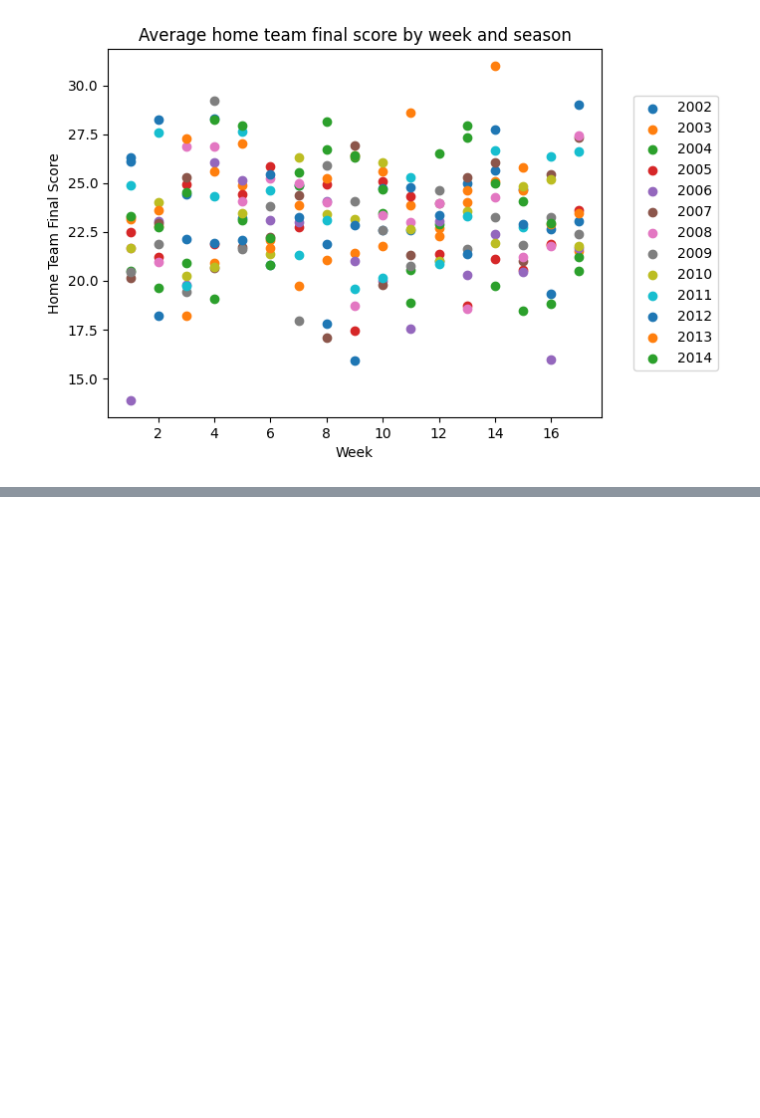
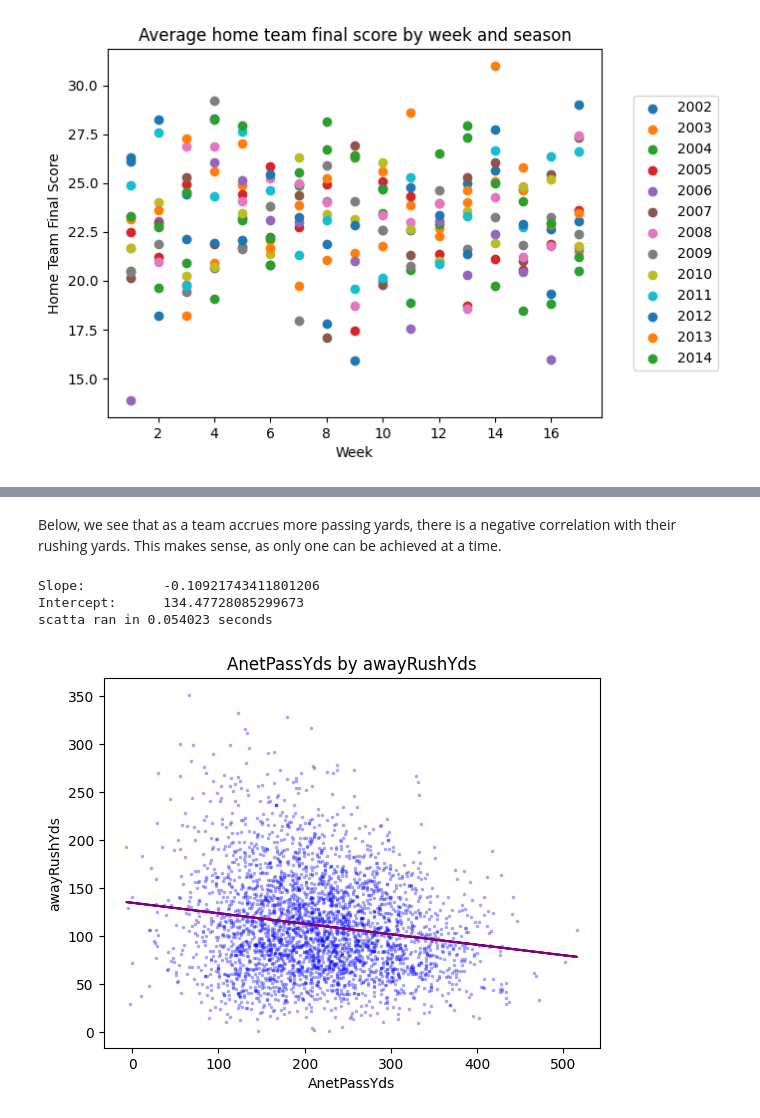
Before and after one commit to tort-cam/ST554HW4, a Jupyter notebook: HW4.ipynb, the cells around one changed output, grey strips where cells are left out. Saved outputs shown, nothing was run; the diff lists cells and outputs as text; code cells hidden in the pictures; blank space fills up the shorter version.

```diff
--- a/HW4.ipynb
+++ b/HW4.ipynb
@@ -430,0 +438,42 @@ plt.scatter( nflreg["week"],nflreg["awayTimesSacked"], s = 1, alpha = .1)
+# %%
+import time
+import time
+from functools import wraps
+
+def timeit(func):
+    @wraps(func)
+    def wrapper(*args, **kwargs):
+        start = time.perf_counter()
+        result = func(*args, **kwargs)
+        end = time.perf_counter()
+        elapsed = end - start
+        print(f"{func.__name__} ran in {elapsed:.6f} seconds")
+        return result
+    return wrapper
+
+@timeit
+def scatta(df: pd.DataFrame, x: list[int|float],y:list[int|float]):
+  """
+  This is my function :)
+  it takes a dataframe and the column names of two numeric variables within
+  that df and plots them in a scatterplot. It then finds a best-fit line,
+  and returns the slope and intercept of that line. It's also timed.
+  """
+  start = time.perf_counter()
+  n = len(df[x])
+  a,b = np.polyfit(df[x],df[y],1)
+  plt.scatter(df[x],df[y], s = 4, marker = "s", alpha = .25, c = "blue")
+  plt.plot(df[x], a*df[x]+b, color = "purple")
+  plt.title((x + " by "+y))
+  plt.xlabel(x)
+  plt.ylabel(y)
+  print("Slope:\t\t"+ str(a) + "\nIntercept:\t" + str(b))
+# %% [markdown]
+Below, we see that as a team accrues more passing yards, there is a negative correlation with their rushing yards. This makes sense, as only one can be achieved at a time.
+# %%
+scatta(nflreg, "AnetPassYds", "awayRushYds")
+# %% [output]
+Slope:          -0.10921743411801206
+Intercept:      134.47728085299673
+scatta ran in 0.054023 seconds
+[figure, added]
```
Also changed, not shown: parts of 11 cells of this notebook.
